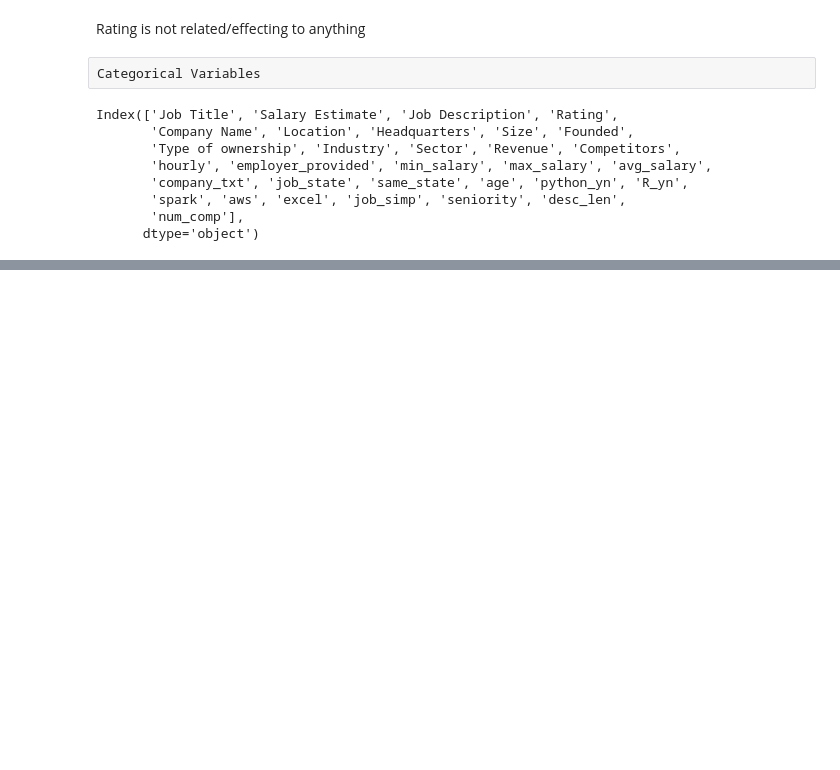
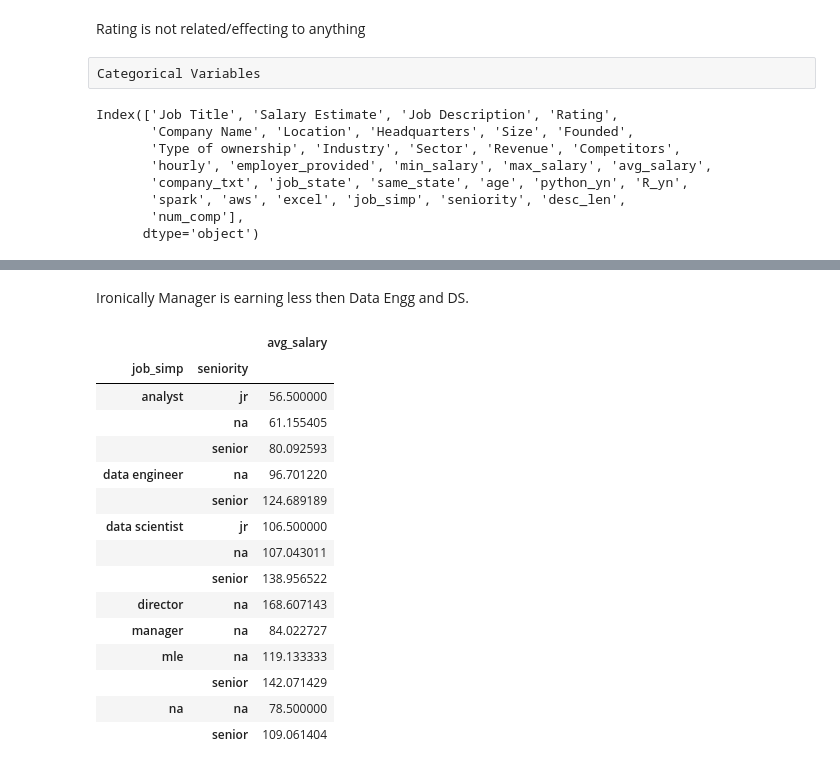
Before and after one commit to ayushjain9/Glassdoor_Salary, a Jupyter notebook: data_eda.ipynb, the cells around one changed output, grey strips where cells are left out. Cells and saved outputs as stored; diff of their text form; code cells hidden in the pictures; blank space fills up the shorter version.

```diff
--- a/data_eda.ipynb
+++ b/data_eda.ipynb
@@ -305,0 +380,21 @@ Index(['Job Title', 'Salary Estimate', 'Job Description', 'Rating',
+# %% [markdown]
+Ironically Manager is earning less then Data Engg and DS.
+# %%
+pd.pivot_table(df, index = ['job_simp','seniority'], values = 'avg_salary')
+# %% [output]
+|  |  | avg_salary |
+| job_simp | seniority |  |
+| analyst | jr | 56.500000 |
+|  | na | 61.155405 |
+|  | senior | 80.092593 |
+| data engineer | na | 96.701220 |
+|  | senior | 124.689189 |
+| data scientist | jr | 106.500000 |
+|  | na | 107.043011 |
+|  | senior | 138.956522 |
+| director | na | 168.607143 |
+| manager | na | 84.022727 |
+| mle | na | 119.133333 |
+|  | senior | 142.071429 |
+| na | na | 78.500000 |
+|  | senior | 109.061404 |
```
Also changed, not shown: parts of 26 cells of this notebook.
